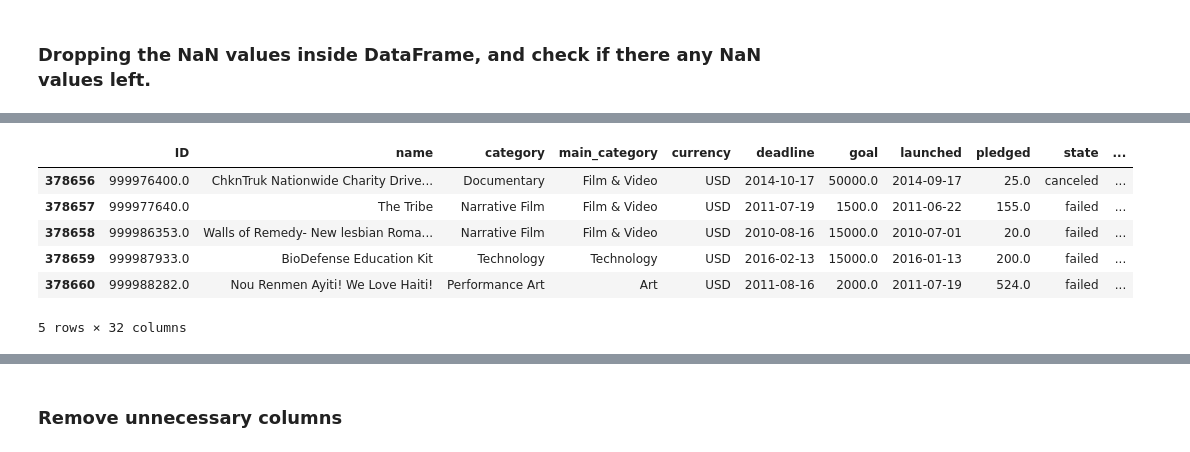
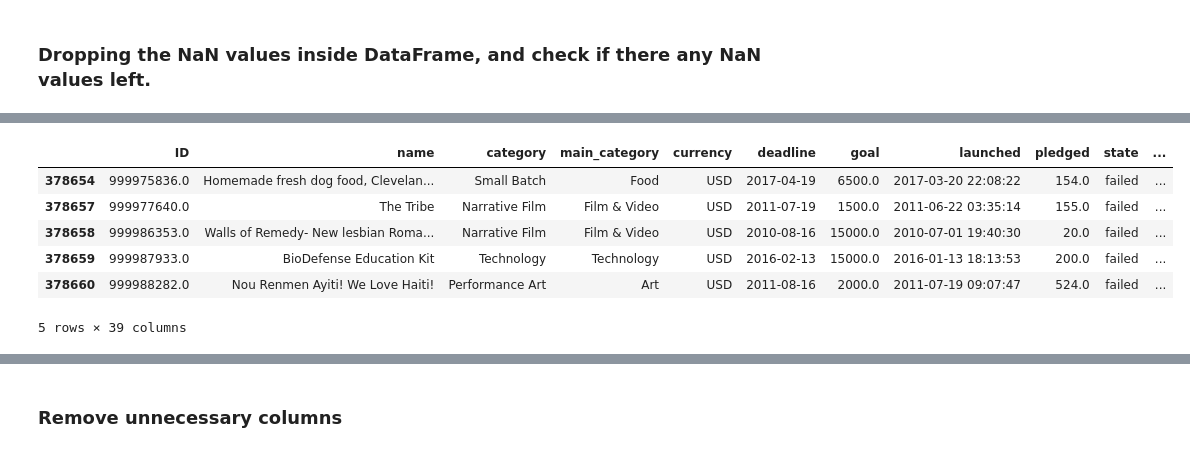
Before and after one commit to stvnc/JCDS07_FinalProject_VincentAngelo, a Jupyter notebook: FinalProjectKickstarter.ipynb, the cells around one changed output, grey strips where cells are left out. Cells and saved outputs as stored; diff of their text form; code cells hidden in the pictures.

```diff
--- a/FinalProjectKickstarter.ipynb
+++ b/FinalProjectKickstarter.ipynb
@@ -113,0 +116,5 @@ array(['failed', 'canceled', 'successful', 'live', 'undefined',
+# %%
+ksDf['launched_day'] = ksDf['launched'].dt.weekday_name
+ksDf['launched_month'] = ksDf['launched'].dt.month_name()
+
+ksDf.head()
@@ -114,4 +444,5 @@ array(['failed', 'canceled', 'successful', 'live', 'undefined',
 # %%
+ksDf[ksDf['state'] == 'canceled'] = np.NaN
 ksDf[ksDf['state'] == 'live'] = np.NaN
 ksDf[ksDf['state'] == 'suspended'] = np.NaN
 ksDf[ksDf['state'] == 'undefined'] = np.NaN
@@ -178,5 +471,0 @@ dtype: int64
-# %%
-ksDf['deadline'] = pd.to_datetime(ksDf['deadline'], format="%Y/%m/%d").dt.date
-ksDf['launched'] = pd.to_datetime(ksDf['launched'], format="%Y/%m/%d").dt.date
-ksDf['duration'] = (ksDf['deadline'] - ksDf['launched']).dt.days
-ksDf.head()
@@ -346,6 +472,6 @@ Name: usd_pledged_real, Length: 133851, dtype: float64
 # %%
-newDf = pd.get_dummies(ksDf['main_category'])
-clDf = pd.concat([ksDf, newDf], axis = 1)
+dummDf = pd.get_dummies(ksDf[['main_category']])
+clDf = pd.concat([ksDf, dummDf], axis = 1)
 # %%
 clDf.isna().sum()
 clDf
@@ -368,16 +494,17 @@ clDf.dropna(inplace=True)
 # %%
 from sklearn.preprocessing import LabelEncoder
 
 labelEncoder = LabelEncoder()
 
 clDf['encoded_state'] = labelEncoder.fit_transform(clDf['state'])
-
+clDf['encoded_days'] = labelEncoder.fit_transform(clDf['launched_day'])
+clDf['encoded_months'] = labelEncoder.fit_transform(clDf['launched_month'])
 clDf.tail()
 # %% [output]
 |  | ID | name | category | main_category | currency | deadline | goal | launched | pledged | state | ... |
-| 378656 | 999976400.0 | ChknTruk Nationwide Charity Drive... | Documentary | Film & Video | USD | 2014-10-17 | 50000.0 | 2014-09-17 | 25.0 | canceled | ... |
-| 378657 | 999977640.0 | The Tribe | Narrative Film | Film & Video | USD | 2011-07-19 | 1500.0 | 2011-06-22 | 155.0 | failed | ... |
-| 378658 | 999986353.0 | Walls of Remedy- New lesbian Roma... | Narrative Film | Film & Video | USD | 2010-08-16 | 15000.0 | 2010-07-01 | 20.0 | failed | ... |
-| 378659 | 999987933.0 | BioDefense Education Kit | Technology | Technology | USD | 2016-02-13 | 15000.0 | 2016-01-13 | 200.0 | failed | ... |
-| 378660 | 999988282.0 | Nou Renmen Ayiti! We Love Haiti! | Performance Art | Art | USD | 2011-08-16 | 2000.0 | 2011-07-19 | 524.0 | failed | ... |
+| 378654 | 999975836.0 | Homemade fresh dog food, Clevelan... | Small Batch | Food | USD | 2017-04-19 | 6500.0 | 2017-03-20 22:08:22 | 154.0 | failed | ... |
+| 378657 | 999977640.0 | The Tribe | Narrative Film | Film & Video | USD | 2011-07-19 | 1500.0 | 2011-06-22 03:35:14 | 155.0 | failed | ... |
+| 378658 | 999986353.0 | Walls of Remedy- New lesbian Roma... | Narrative Film | Film & Video | USD | 2010-08-16 | 15000.0 | 2010-07-01 19:40:30 | 20.0 | failed | ... |
+| 378659 | 999987933.0 | BioDefense Education Kit | Technology | Technology | USD | 2016-02-13 | 15000.0 | 2016-01-13 18:13:53 | 200.0 | failed | ... |
+| 378660 | 999988282.0 | Nou Renmen Ayiti! We Love Haiti! | Performance Art | Art | USD | 2011-08-16 | 2000.0 | 2011-07-19 09:07:47 | 524.0 | failed | ... |
-5 rows × 32 columns
+5 rows × 39 columns
```
Also changed, not shown: parts of 54 cells of this notebook, 7 other files.
